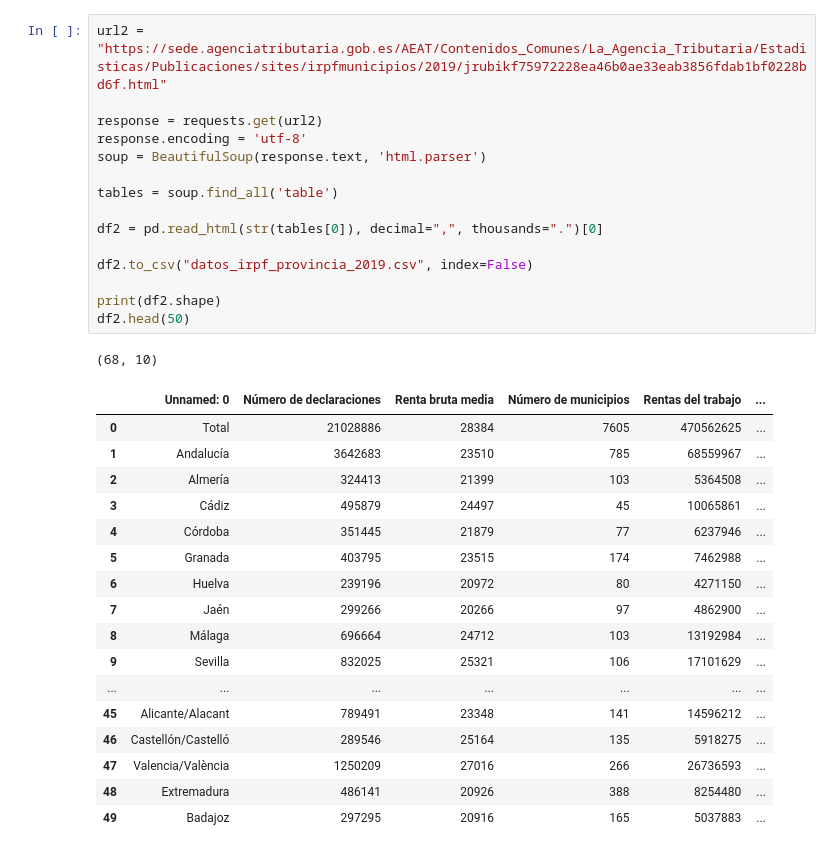
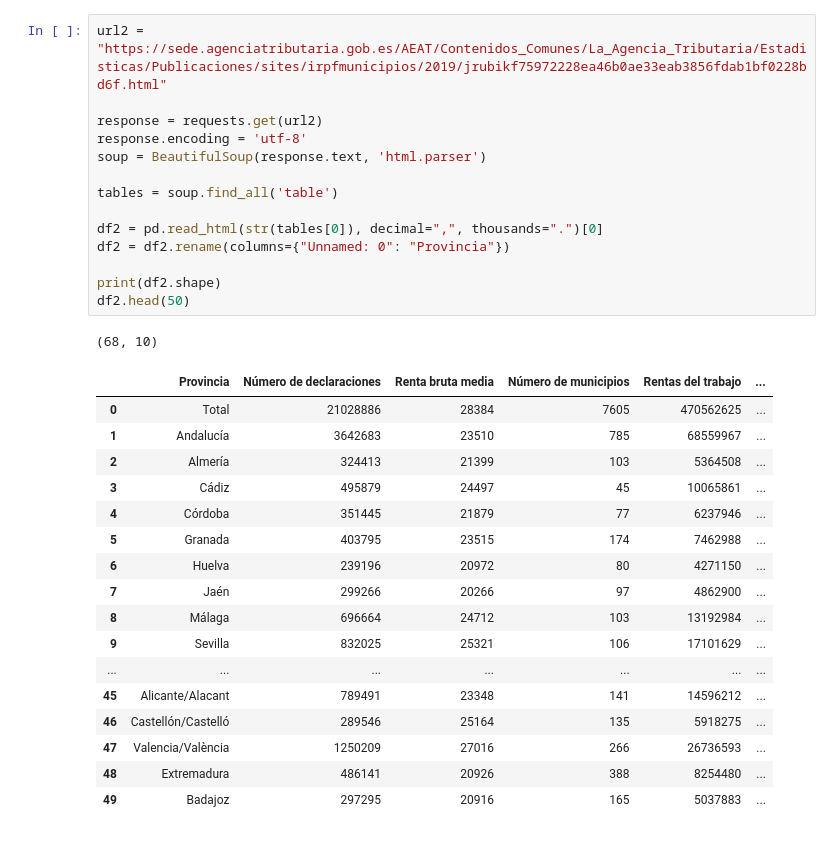
Before and after one commit to UnaiFam/PROYECTO-EUROPA, a Jupyter notebook: Datos renta por provincia.ipynb, the cells around one changed output. Drawn from its saved outputs; the diff is of its cells as text.

```diff
--- a/Datos renta por provincia.ipynb
+++ b/Datos renta por provincia.ipynb
@@ -39,21 +76,20 @@ df1.head(50)
 # %%
 url2 = "https://sede.agenciatributaria.gob.es/AEAT/Contenidos_Comunes/La_Agencia_Tributaria/Estadisticas/Publicaciones/sites/irpfmunicipios/2019/jrubikf75972228ea46b0ae33eab3856fdab1bf0228bd6f.html"
 
 response = requests.get(url2)
 response.encoding = 'utf-8'
 soup = BeautifulSoup(response.text, 'html.parser')
 
 tables = soup.find_all('table')
 
 df2 = pd.read_html(str(tables[0]), decimal=",", thousands=".")[0]
-
-df2.to_csv("datos_irpf_provincia_2019.csv", index=False)
+df2 = df2.rename(columns={"Unnamed: 0": "Provincia"})
 
 print(df2.shape)
 df2.head(50)
 # %% [output]
 (68, 10)
-|  | Unnamed: 0 | Número de declaraciones | Renta bruta media | Número de municipios | Rentas del trabajo | ... |
+|  | Provincia | Número de declaraciones | Renta bruta media | Número de municipios | Rentas del trabajo | ... |
 | 0 | Total | 21028886 | 28384 | 7605 | 470562625 | ... |
 | 1 | Andalucía | 3642683 | 23510 | 785 | 68559967 | ... |
 | 2 | Almería | 324413 | 21399 | 103 | 5364508 | ... |
```
Also changed, not shown: parts of 5 cells of this notebook, 6 other files.
